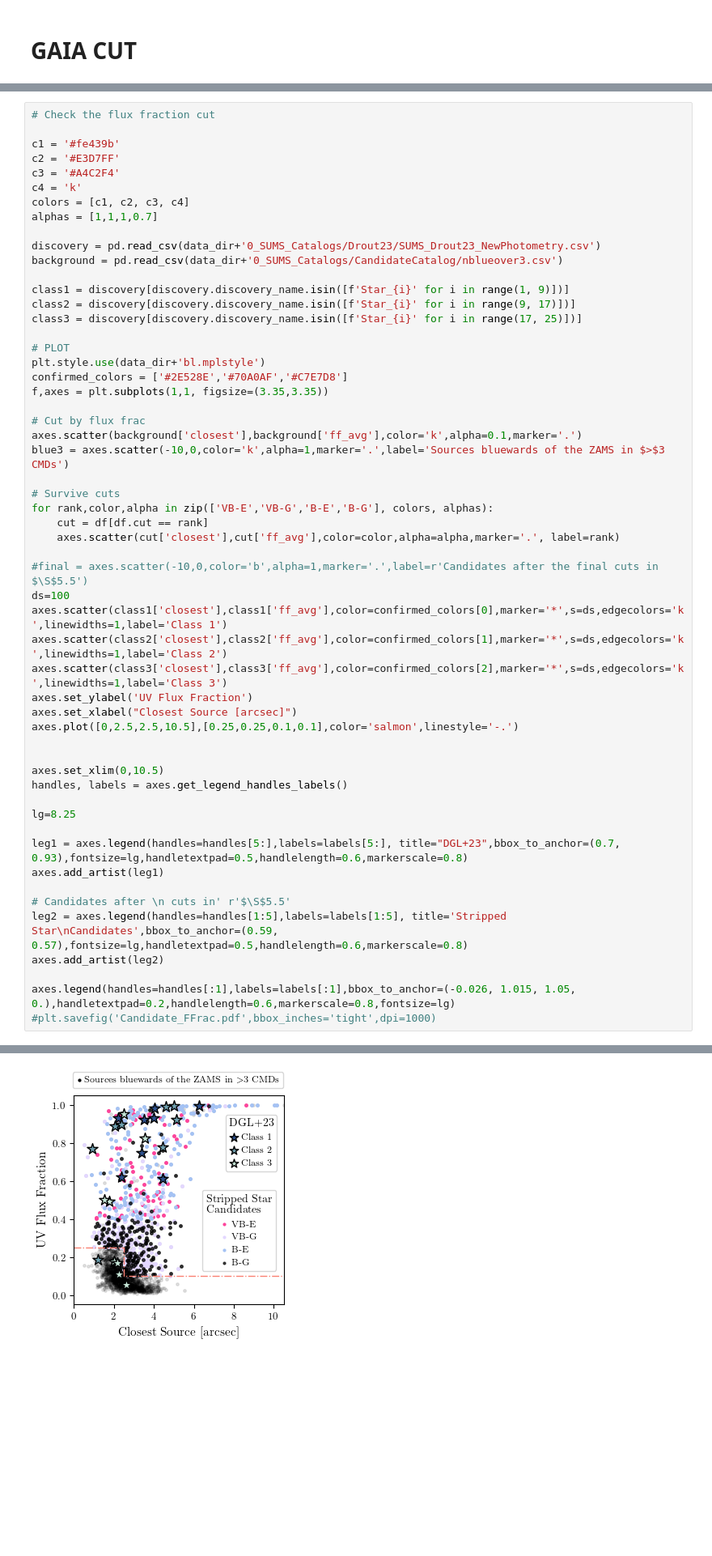
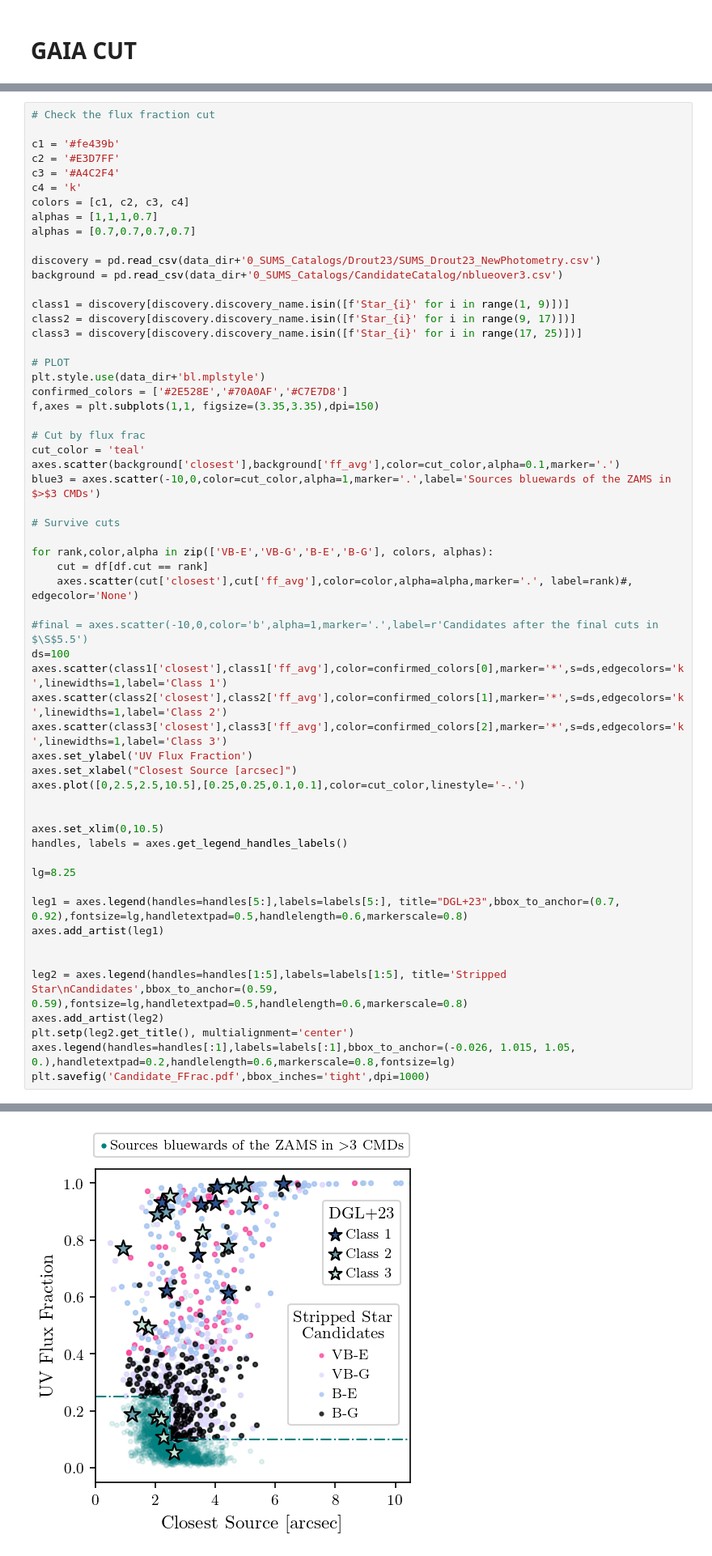
Before and after one commit to AstroLudwig/SUMS_UVPhotometricCatalog, a Jupyter notebook: 4_FindCandidates/3_GaiaAndRanking.ipynb, the cells around one changed output, grey strips where cells are left out. Shown at 81% size. Drawn from its saved outputs; the diff is of its cells as text; blank space fills up the shorter version.

Commit message:
changed scatter color

```diff
--- a/4_FindCandidates/3_GaiaAndRanking.ipynb
+++ b/4_FindCandidates/3_GaiaAndRanking.ipynb
@@ -258,6 +258,7 @@ c3 = '#A4C2F4'
 c4 = 'k'
 colors = [c1, c2, c3, c4]
 alphas = [1,1,1,0.7]
+alphas = [0.7,0.7,0.7,0.7]
 
 discovery = pd.read_csv(data_dir+'0_SUMS_Catalogs/Drout23/SUMS_Drout23_NewPhotometry.csv')
 background = pd.read_csv(data_dir+'0_SUMS_Catalogs/CandidateCatalog/nblueover3.csv')
@@ -269,16 +270,18 @@ class3 = discovery[discovery.discovery_name.isin([f'Star_{i}' for i in range(17,
 # PLOT
 plt.style.use(data_dir+'bl.mplstyle')
 confirmed_colors = ['#2E528E','#70A0AF','#C7E7D8']
-f,axes = plt.subplots(1,1, figsize=(3.35,3.35))
+f,axes = plt.subplots(1,1, figsize=(3.35,3.35),dpi=150)
 
 # Cut by flux frac
-axes.scatter(background['closest'],background['ff_avg'],color='k',alpha=0.1,marker='.')
-blue3 = axes.scatter(-10,0,color='k',alpha=1,marker='.',label='Sources bluewards of the ZAMS in $>$3 CMDs')
+cut_color = 'teal'
+axes.scatter(background['closest'],background['ff_avg'],color=cut_color,alpha=0.1,marker='.')
+blue3 = axes.scatter(-10,0,color=cut_color,alpha=1,marker='.',label='Sources bluewards of the ZAMS in $>$3 CMDs')
 
 # Survive cuts
+
 for rank,color,alpha in zip(['VB-E','VB-G','B-E','B-G'], colors, alphas):
     cut = df[df.cut == rank]
-    axes.scatter(cut['closest'],cut['ff_avg'],color=color,alpha=alpha,marker='.', label=rank)
+    axes.scatter(cut['closest'],cut['ff_avg'],color=color,alpha=alpha,marker='.', label=rank)#, edgecolor='None')
 
 #final = axes.scatter(-10,0,color='b',alpha=1,marker='.',label=r'Candidates after the final cuts in $\S$5.5')
 ds=100
@@ -287,7 +290,7 @@ axes.scatter(class2['closest'],class2['ff_avg'],color=confirmed_colors[1],marker
 axes.scatter(class3['closest'],class3['ff_avg'],color=confirmed_colors[2],marker='*',s=ds,edgecolors='k',linewidths=1,label='Class 3')
 axes.set_ylabel('UV Flux Fraction')
 axes.set_xlabel("Closest Source [arcsec]")
-axes.plot([0,2.5,2.5,10.5],[0.25,0.25,0.1,0.1],color='salmon',linestyle='-.')
+axes.plot([0,2.5,2.5,10.5],[0.25,0.25,0.1,0.1],color=cut_color,linestyle='-.')
 
 
 axes.set_xlim(0,10.5)
@@ -295,13 +298,13 @@ handles, labels = axes.get_legend_handles_labels()
 
 lg=8.25
 
-leg1 = axes.legend(handles=handles[5:],labels=labels[5:], title="DGL+23",bbox_to_anchor=(0.7, 0.93),fontsize=lg,handletextpad=0.5,handlelength=0.6,markerscale=0.8)
+leg1 = axes.legend(handles=handles[5:],labels=labels[5:], title="DGL+23",bbox_to_anchor=(0.7, 0.92),fontsize=lg,handletextpad=0.5,handlelength=0.6,markerscale=0.8)
 axes.add_artist(leg1)
 
-# Candidates after \n cuts in' r'$\S$5.5'
-leg2 = axes.legend(handles=handles[1:5],labels=labels[1:5], title='Stripped Star\nCandidates',bbox_to_anchor=(0.59, 0.57),fontsize=lg,handletextpad=0.5,handlelength=0.6,markerscale=0.8)
+
+leg2 = axes.legend(handles=handles[1:5],labels=labels[1:5], title='Stripped Star\nCandidates',bbox_to_anchor=(0.59, 0.59),fontsize=lg,handletextpad=0.5,handlelength=0.6,markerscale=0.8)
 axes.add_artist(leg2)
-
+plt.setp(leg2.get_title(), multialignment='center')
 axes.legend(handles=handles[:1],labels=labels[:1],bbox_to_anchor=(-0.026, 1.015, 1.05, 0.),handletextpad=0.2,handlelength=0.6,markerscale=0.8,fontsize=lg)
-#plt.savefig('Candidate_FFrac.pdf',bbox_inches='tight',dpi=1000)
+plt.savefig('Candidate_FFrac.pdf',bbox_inches='tight',dpi=1000)
 # %% [output]
@@ -309 +311 @@ axes.legend(handles=handles[:1],labels=labels[:1],bbox_to_anchor=(-0.026, 1.015,
-[figure, old version]
+[figure, new version]
```
Also changed, not shown: parts of 2 cells of this notebook, 1 other file.
